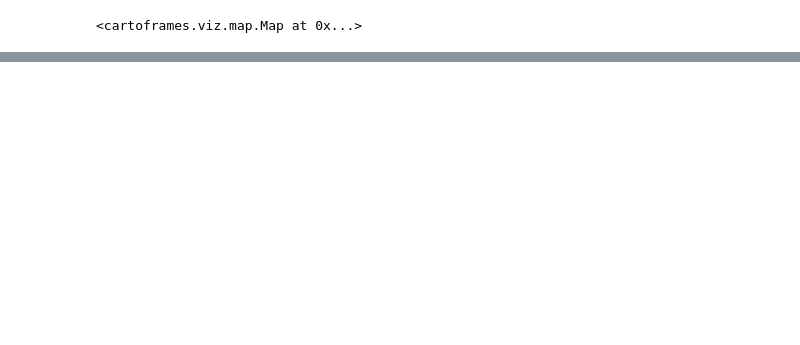
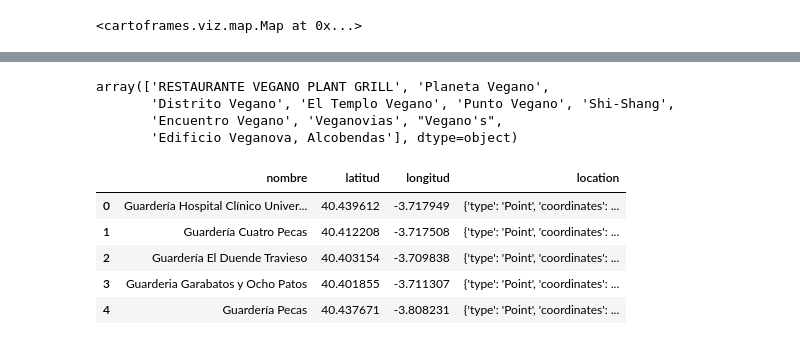
Before and after one commit to AnaWalsh/Office_locator, a Jupyter notebook: GEO.ipynb, the cells around one changed output, grey strips where cells are left out. Drawn from its saved outputs; the diff is of its cells as text; code cells hidden in the pictures; blank space fills up the shorter version.

```diff
--- a/GEO.ipynb
+++ b/GEO.ipynb
@@ -238,0 +101,7 @@ parametros = {
+# %%
+madrid_veganos_df.nombre.unique()
+# %% [output]
+array(['RESTAURANTE VEGANO PLANT GRILL', 'Planeta Vegano',
+       'Distrito Vegano', 'El Templo Vegano', 'Punto Vegano', 'Shi-Shang',
+       'Encuentro Vegano', 'Veganovias', "Vegano's",
+       'Edificio Veganova, Alcobendas'], dtype=object)
@@ -238,0 +110,12 @@ parametros = {
+# %%
+madrid_guarderia_dict = af.find_places("guarderia", madrid)
+# %%
+madrid_guarderia_df = af.build_df(madrid_guarderia_dict)
+madrid_guarderia_df.head()
+# %% [output]
+|  | nombre | latitud | longitud | location |
+| 0 | Guardería Hospital Clínico Univer... | 40.439612 | -3.717949 | {'type': 'Point', 'coordinates': ... |
+| 1 | Guardería Cuatro Pecas | 40.412208 | -3.717508 | {'type': 'Point', 'coordinates': ... |
+| 2 | Guardería El Duende Travieso | 40.403154 | -3.709838 | {'type': 'Point', 'coordinates': ... |
+| 3 | Guarderia Garabatos y Ocho Patos | 40.401855 | -3.711307 | {'type': 'Point', 'coordinates': ... |
+| 4 | Guardería Pecas | 40.437671 | -3.808231 | {'type': 'Point', 'coordinates': ... |
```
Also changed, not shown: parts of 67 cells of this notebook, 7 other files.
